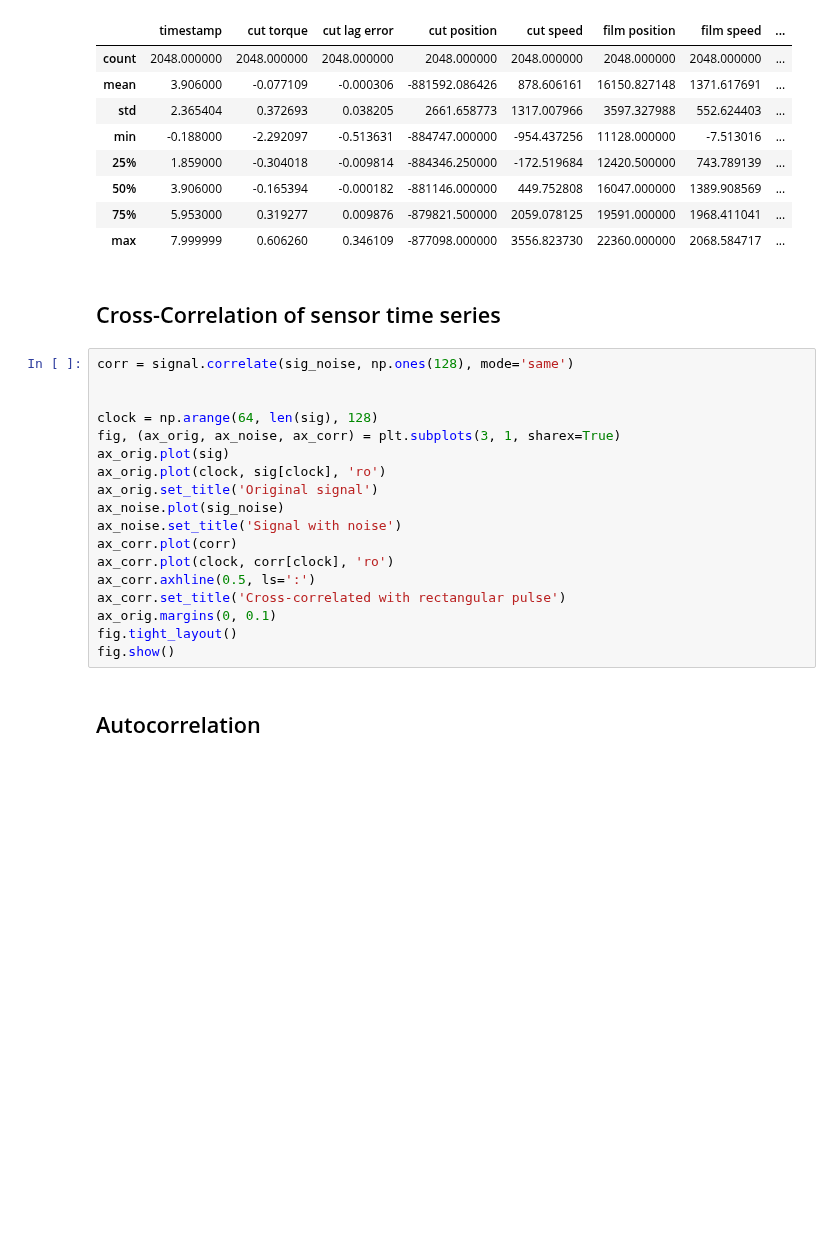
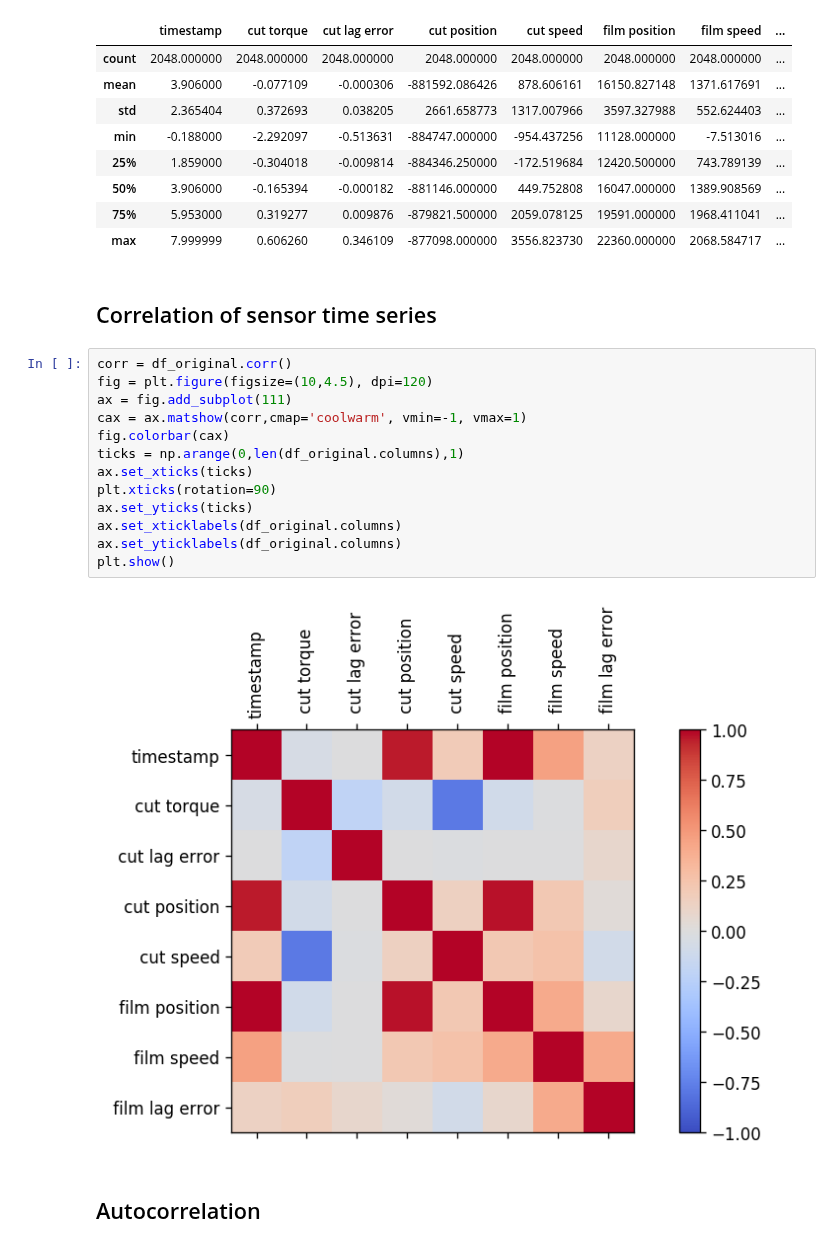
Before and after one commit to carlov93/predictive_maintenance, a Jupyter notebook: src/visualisation/raw_data/visualisation_raw_sensor_new_blade.ipynb, the cells around one changed output. Drawn from its saved outputs; the diff is of its cells as text; blank space fills up the shorter version.

```diff
--- a/src/visualisation/raw_data/visualisation_raw_sensor_new_blade.ipynb
+++ b/src/visualisation/raw_data/visualisation_raw_sensor_new_blade.ipynb
@@ -38,25 +38,22 @@ df_original.describe()
 | 75% | 5.953000 | 0.319277 | 0.009876 | -879821.500000 | 2059.078125 | 19591.000000 | 1968.411041 | ... |
 | max | 7.999999 | 0.606260 | 0.346109 | -877098.000000 | 3556.823730 | 22360.000000 | 2068.584717 | ... |
 # %% [markdown]
-## Cross-Correlation of sensor time series
+## Correlation of sensor time series
-# %%
-corr = signal.correlate(sig_noise, np.ones(128), mode='same')
-
-
-clock = np.arange(64, len(sig), 128)
-fig, (ax_orig, ax_noise, ax_corr) = plt.subplots(3, 1, sharex=True)
-ax_orig.plot(sig)
-ax_orig.plot(clock, sig[clock], 'ro')
-ax_orig.set_title('Original signal')
-ax_noise.plot(sig_noise)
-ax_noise.set_title('Signal with noise')
-ax_corr.plot(corr)
-ax_corr.plot(clock, corr[clock], 'ro')
-ax_corr.axhline(0.5, ls=':')
-ax_corr.set_title('Cross-correlated with rectangular pulse')
-ax_orig.margins(0, 0.1)
-fig.tight_layout()
-fig.show()
+# %%
+corr = df_original.corr()
+fig = plt.figure(figsize=(10,4.5), dpi=120)
+ax = fig.add_subplot(111)
+cax = ax.matshow(corr,cmap='coolwarm', vmin=-1, vmax=1)
+fig.colorbar(cax)
+ticks = np.arange(0,len(df_original.columns),1)
+ax.set_xticks(ticks)
+plt.xticks(rotation=90)
+ax.set_yticks(ticks)
+ax.set_xticklabels(df_original.columns)
+ax.set_yticklabels(df_original.columns)
+plt.show()
+# %% [output]
+[figure, added]
 # %% [markdown]
 ## Autocorrelation
 # %%
```
Also changed, not shown: 3 other files.
